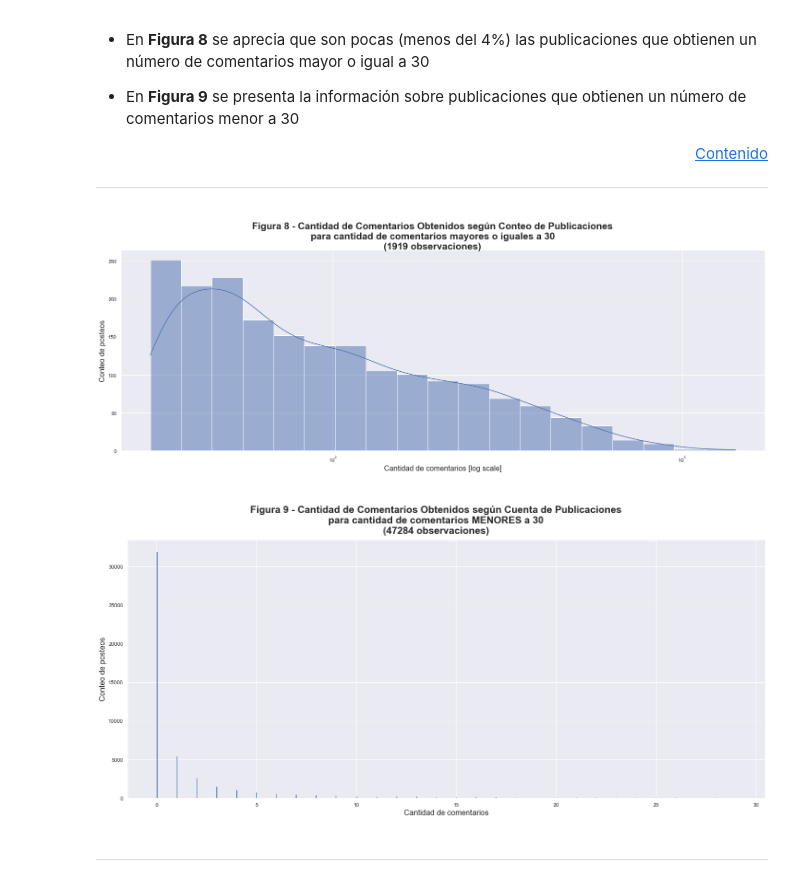
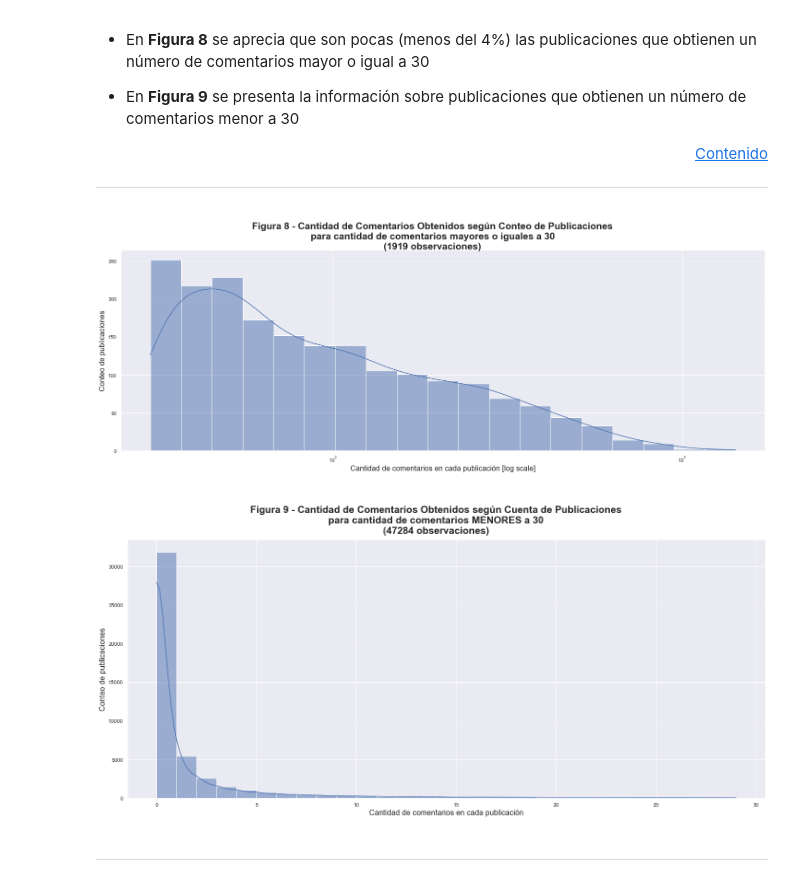
Before and after one commit to jtentor/DHDSFW, a Jupyter notebook: FW_09.ipynb, the cells around one changed output. Saved outputs shown, nothing was run; the diff lists cells and outputs as text; code cells hidden in the pictures.

```diff
--- a/FW_09.ipynb
+++ b/FW_09.ipynb
@@ -227,7 +228,7 @@ FILE_XGBoost_Classifier_Final = './models/XGBoostClassifierFinal.pkl'
 #### Funciones útiles
 # %%
 def get_blogData_features_names() :
-    u'''
+    u''' Define names for data set columns
     '''
     return [
         'media_nc_total_before_BT', 'std_nc_total_before_BT', 'min_nc_total_before_BT', 'max_nc_total_before_BT', 'median_nc_total_before_BT',
@@ -635,7 +637,7 @@ if SAVE_FIGURES :
 ---
 # %%
 def get_obyc(data) :
-    u'''
+    u''' Custom function for extracting comment count. Only purpose is a cleaner data plotting.
     '''
     temp1 = pd.DataFrame(data['comments'].value_counts())
     temp1.reset_index(inplace=True)
@@ -651,28 +653,28 @@ set_figure(25, 8,
            'para cantidad de comentarios mayores o iguales a 30' + '\n' + \
            '(' + str(data_train[data_train['comments']>=30].shape[0]) + ' observaciones)', y=0.95,)
 axs = sns.histplot(data=data_train[data_train['comments']>=30], x='comments', kde=True, log_scale=True);
-axs.set_xlabel('Cantidad de comentarios [log scale]')
-axs.set_ylabel('Conteo de posteos');
+axs.set_xlabel('Cantidad de comentarios en cada publicación [log scale]')
+axs.set_ylabel('Conteo de publicaciones');
 
 if SAVE_FIGURES :
     _ = plt.savefig('./figs/Figura 8.png', format='png')
 # %% [output]
-[figure, old version]
+[figure, new version]
 # %%
 fig = set_figure(24, 10,
            suptitle='\nFigura 9' + ' - ' + \
            'Cantidad de Comentarios Obtenidos según Cuenta de Publicaciones' + '\n' + \
            'para cantidad de comentarios MENORES a 30' + '\n' + \
            '(' + str(data_obyc[data_obyc['comments count']<30]['publications'].sum()) + ' observaciones)', y=0.95)
 # sns.barplot(data=data_obyc[data_obyc['comments count']<30], y='comments count', x='publications', orient='v');
-axs = sns.histplot(data=data_train[data_train['comments']<30], x='comments');
-axs.set_xlabel('Cantidad de comentarios');
-axs.set_ylabel('Conteo de posteos');
+axs = sns.histplot(data=data_train[data_train['comments']<30], x='comments', binwidth=1,kde=True, kde_kws={});
+axs.set_xlabel('Cantidad de comentarios en cada publicación');
+axs.set_ylabel('Conteo de publicaciones');
 
 if SAVE_FIGURES :
     _ = plt.savefig('./figs/Figura 9.png', format='png')
 # %% [output]
-[figure, old version]
+[figure, new version]
 # %% [markdown]
 ---
 # %% [markdown]
```
Also changed, not shown: parts of 20 cells of this notebook, 2 other files.
